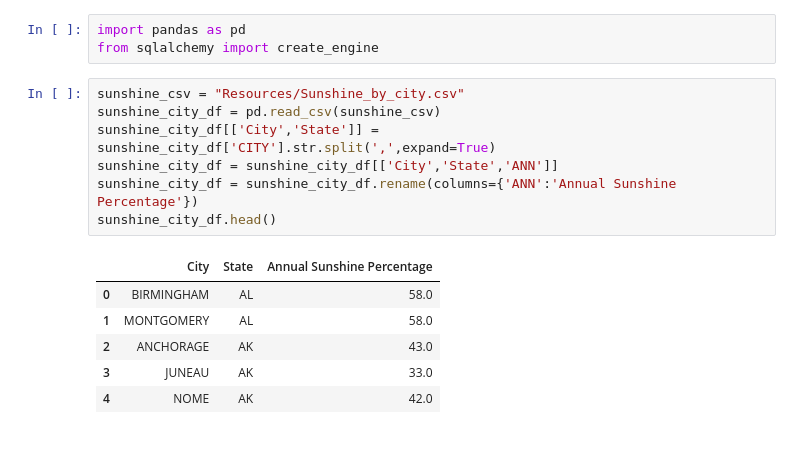
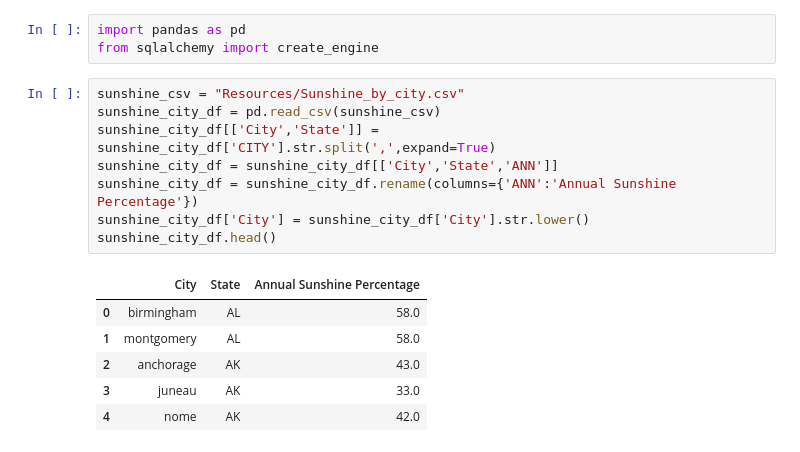
Before and after one commit to AustinRCole/Solar_ETL, a Jupyter notebook: Solar_1.ipynb, the cells around one changed output. Saved outputs shown, nothing was run; the diff lists cells and outputs as text.

```diff
--- a/Solar_1.ipynb
+++ b/Solar_1.ipynb
@@ -4,17 +4,18 @@ from sqlalchemy import create_engine
 # %%
 sunshine_csv = "Resources/Sunshine_by_city.csv"
 sunshine_city_df = pd.read_csv(sunshine_csv)
 sunshine_city_df[['City','State']] = sunshine_city_df['CITY'].str.split(',',expand=True)
 sunshine_city_df = sunshine_city_df[['City','State','ANN']]
 sunshine_city_df = sunshine_city_df.rename(columns={'ANN':'Annual Sunshine Percentage'})
+sunshine_city_df['City'] = sunshine_city_df['City'].str.lower()
 sunshine_city_df.head()
 # %% [output]
 |  | City | State | Annual Sunshine Percentage |
-| 0 | BIRMINGHAM | AL | 58.0 |
-| 1 | MONTGOMERY | AL | 58.0 |
-| 2 | ANCHORAGE | AK | 43.0 |
-| 3 | JUNEAU | AK | 33.0 |
-| 4 | NOME | AK | 42.0 |
+| 0 | birmingham | AL | 58.0 |
+| 1 | montgomery | AL | 58.0 |
+| 2 | anchorage | AK | 43.0 |
+| 3 | juneau | AK | 33.0 |
+| 4 | nome | AK | 42.0 |
 # %%
 plants_csv = "Resources/Plant_Y2019.csv"
 plants_df = pd.read_csv(plants_csv,header=1)
```
Also changed, not shown: parts of 7 cells of this notebook.
